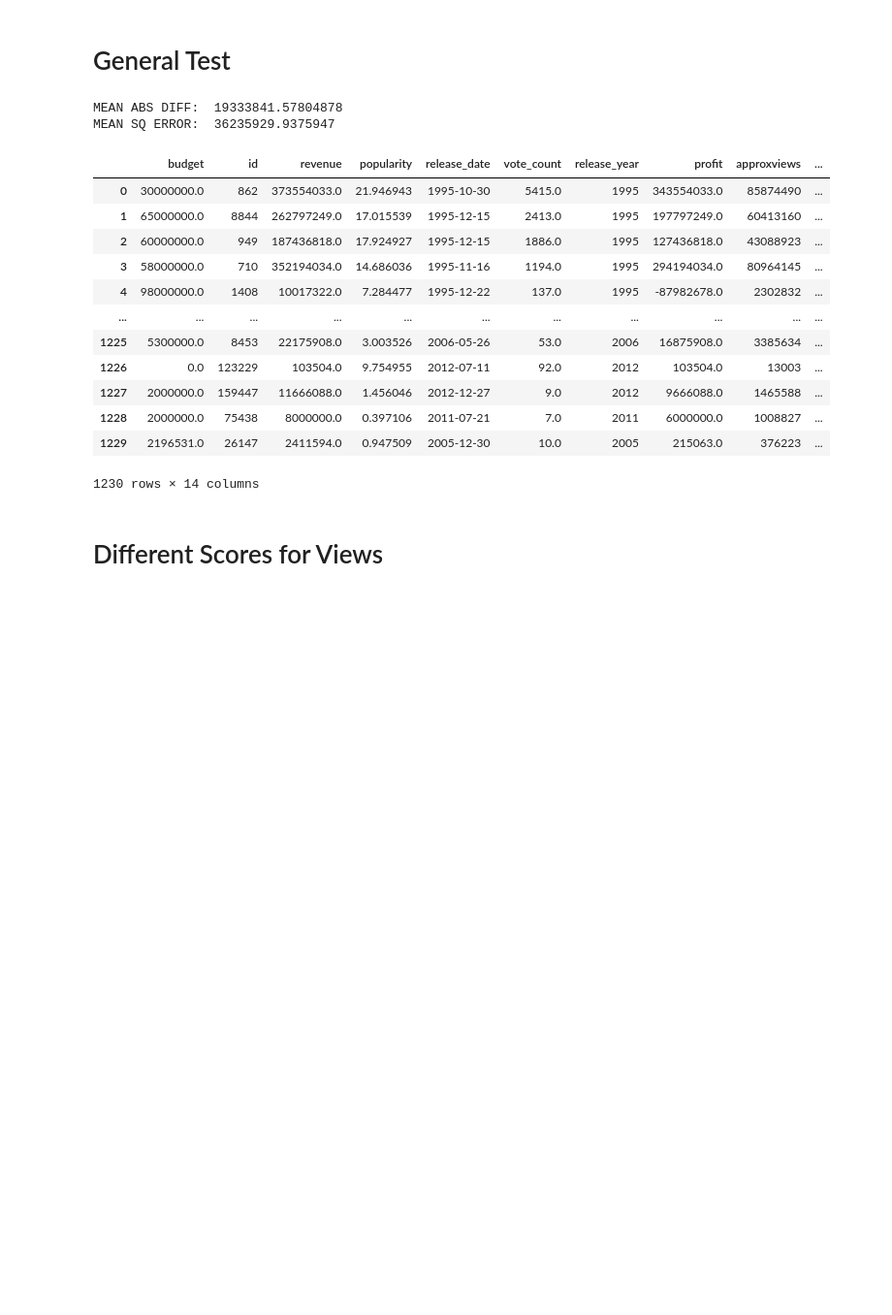
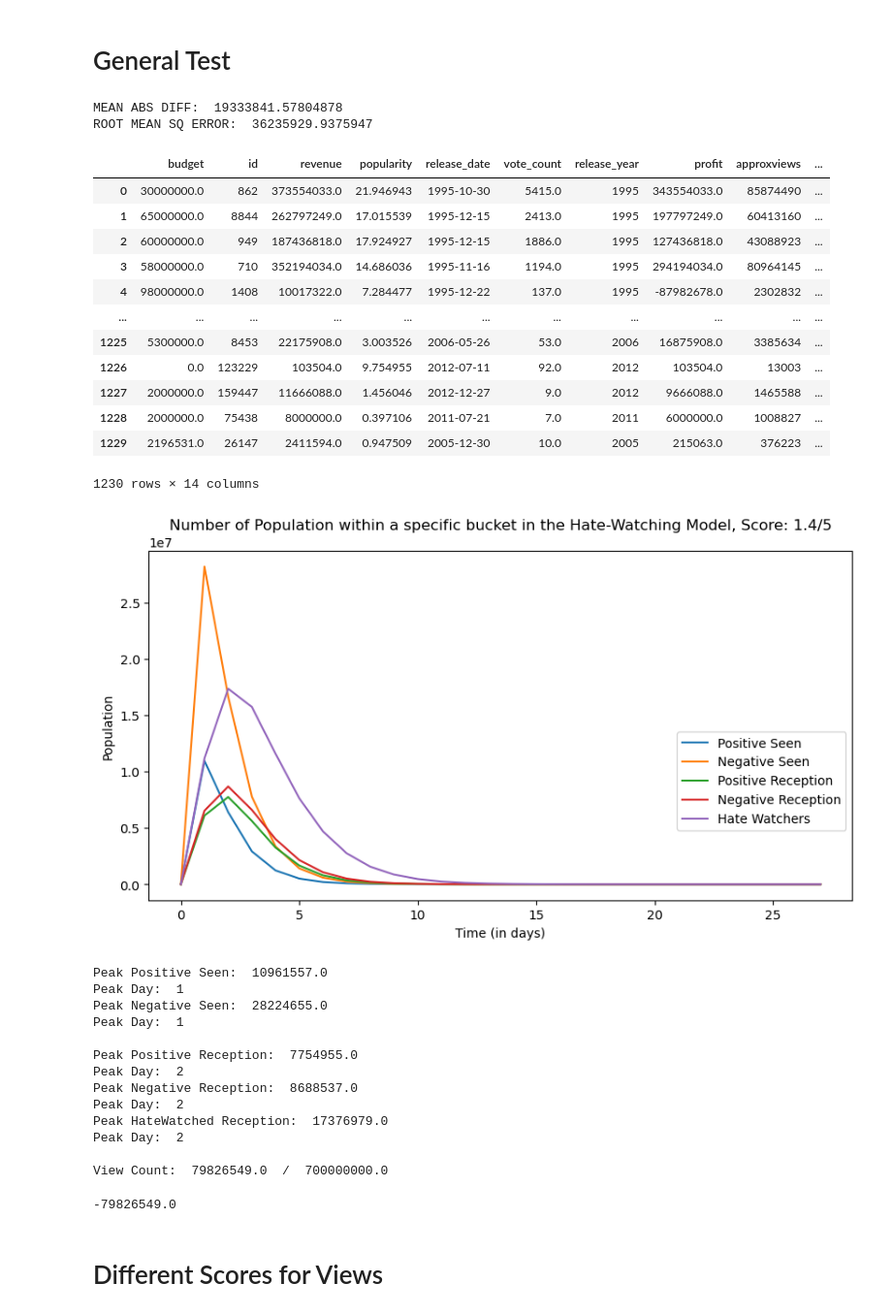
Before and after one commit to Paolo1151/HateWatchingSimulation, a Jupyter notebook: simulation.ipynb, the cells around one changed output. Shown at 97% size. Saved outputs shown, nothing was run; the diff lists cells and outputs as text; code cells hidden in the pictures; blank space fills up the shorter version.

```diff
--- a/simulation.ipynb
+++ b/simulation.ipynb
@@ -6,6 +6,7 @@ import matplotlib.pyplot as plt
 import numpy as np
 from scipy.integrate import solve_ivp
 import pandas as pd
+import seaborn as sns
 
 def simulate(popularity, score, rate_hate_watching=0.3, real_count=0, verbose=0, return_line=False):
     t_end = 28
@@ -133,7 +134,7 @@ def simulate(popularity, score, rate_hate_watching=0.3, real_count=0, verbose=0,
 
         plt.plot(t, sol.y[3], label="Positive Reception")
         plt.plot(t, sol.y[4], label="Negative Reception")
-        plt.plot(t, sol.y[5], label="Hate Watched")
+        plt.plot(t, sol.y[5], label="Hate Watchers")
 
         # plt.plot(t, sol.y[6], label="Indifferent", color="#6407fa")
         # plt.plot(t, sol.y[9], label="View Count")
@@ -178,11 +179,11 @@ final_dataset = pd.read_csv('Final_Dataset_for_study.csv')
 final_dataset['difference'] = final_dataset.apply(lambda x: abs(simulate(x['popularity'], x['rating'], real_count=x['approxviews'])), axis=1)
 print("MEAN ABS DIFF: ", final_dataset['difference'].mean())
 final_dataset['sqr_diff'] = final_dataset['difference'] * final_dataset['difference']
-print("MEAN SQ ERROR: ", (final_dataset['sqr_diff'].mean())**(1/2))
+print("ROOT MEAN SQ ERROR: ", (final_dataset['sqr_diff'].mean())**(1/2))
 final_dataset
 # %% [output]
 MEAN ABS DIFF:  19333841.57804878
-MEAN SQ ERROR:  36235929.9375947
+ROOT MEAN SQ ERROR:  36235929.9375947
 |  | budget | id | revenue | popularity | release_date | vote_count | release_year | profit | approxviews | ... |
 | 0 | 30000000.0 | 862 | 373554033.0 | 21.946943 | 1995-10-30 | 5415.0 | 1995 | 343554033.0 | 85874490 | ... |
 | 1 | 65000000.0 | 8844 | 262797249.0 | 17.015539 | 1995-12-15 | 2413.0 | 1995 | 197797249.0 | 60413160 | ... |
@@ -196,6 +197,24 @@ MEAN SQ ERROR:  36235929.9375947
 | 1228 | 2000000.0 | 75438 | 8000000.0 | 0.397106 | 2011-07-21 | 7.0 | 2011 | 6000000.0 | 1008827 | ... |
 | 1229 | 2196531.0 | 26147 | 2411594.0 | 0.947509 | 2005-12-30 | 10.0 | 2005 | 215063.0 | 376223 | ... |
 1230 rows × 14 columns
+# %%
+simulate(100, 1.4, 0.6, verbose=1)
+# %% [output]
+[figure, added]
+Peak Positive Seen:  10961557.0
+Peak Day:  1
+Peak Negative Seen:  28224655.0
+Peak Day:  1
+
+Peak Positive Reception:  7754955.0
+Peak Day:  2
+Peak Negative Reception:  8688537.0
+Peak Day:  2
+Peak HateWatched Reception:  17376979.0
+Peak Day:  2
+
+View Count:  79826549.0  /  700000000.0
+-79826549.0
 # %% [markdown]
 # Different Scores for Views
 # %%
```
Also changed, not shown: parts of 3 cells of this notebook.
